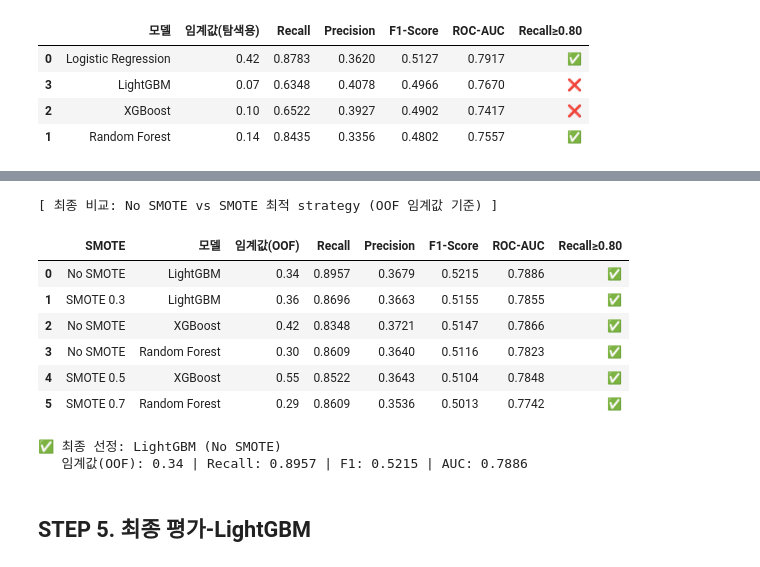
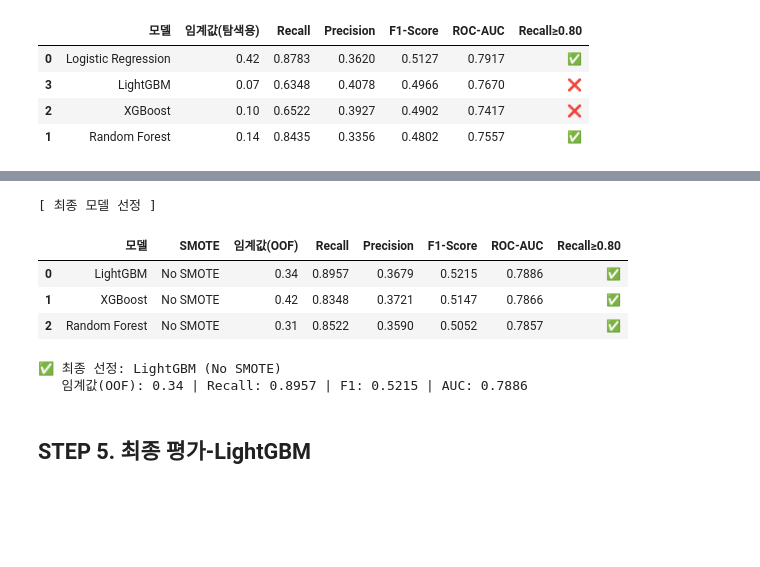
Before and after one commit to heeso0908/hotsix, a Jupyter notebook: notebooks/지소윤/모델링_파생변수추가.ipynb, the cells around one changed output, grey strips where cells are left out. Cells and saved outputs as stored; diff of their text form; code cells hidden in the pictures; blank space fills up the shorter version.

```diff
--- a/notebooks/지소윤/모델링_파생변수추가.ipynb
+++ b/notebooks/지소윤/모델링_파생변수추가.ipynb
@@ -423,72 +479,19 @@ for s in strategies:
 # %%
-# -------------------------------------------
-# SMOTE 여부 결정 + 최종 모델 선정
-# No SMOTE vs SMOTE 결과 비교 (모두 OOF 임계값 기준)
-# -------------------------------------------
+# ── 최종 모델 선정 (Recall≥0.80 충족 + F1 최고)
+tuned_df  = pd.DataFrame(tuned_results)
+qualified = tuned_df[tuned_df['Recall≥0.80'] == '✅']
+best_row  = qualified.sort_values('F1-Score', ascending=False).iloc[0]
 
-# No SMOTE: ad1fbec6에서 계산한 OOF 임계값 재사용 (중복 계산 없음)
-no_smote_rows = []
-for name, model_ns, X_te_ns in [
-    ('Random Forest', best_rf,  X_test),
-    ('XGBoost',       best_xgb, X_test_xgb),
-    ('LightGBM',      best_lgb, X_test),
-]:
-    thr    = oof_thresholds[name]
-    yp     = model_ns.predict_proba(X_te_ns)[:, 1]
-    y_pred = (yp >= thr).astype(int)
-    r   = recall_score(y_test, y_pred, zero_division=0)
-    p   = precision_score(y_test, y_pred, zero_division=0)
-    f1  = f1_score(y_test, y_pred, zero_division=0)
-    auc = roc_auc_score(y_test, yp)
-    ok  = r >= 0.80
-    no_smote_rows.append({
-        'SMOTE': 'No SMOTE', '모델': name,
-        '임계값(OOF)': round(thr, 2),
-        'Recall': round(r, 4), 'Precision': round(p, 4),
-        'F1-Score': round(f1, 4), 'ROC-AUC': round(auc, 4),
-        'Recall≥0.80': '✅' if ok else '❌'
-    })
-
-# SMOTE: 모델별 최고 F1 strategy 동적 선택 (Recall 조건 우선)
-best_smote_rows = (
-    smote_df[smote_df['Recall≥0.80'] == '✅']
-    .sort_values('F1-Score', ascending=False)
-    .drop_duplicates(subset='모델', keep='first')
-    .copy()
-)
-if best_smote_rows.empty:
-    best_smote_rows = (
-        smote_df.sort_values('F1-Score', ascending=False)
-        .drop_duplicates(subset='모델', keep='first')
-        .copy()
-    )
-
-best_smote_rows['SMOTE'] = best_smote_rows['strategy'].apply(lambda s: f'SMOTE {s}')
-best_smote_rows = best_smote_rows.drop(columns=['strategy', '불량수'])
-
-final_compare = pd.concat([
-    pd.DataFrame(no_smote_rows),
-    best_smote_rows[['SMOTE', '모델', '임계값(OOF)', 'Recall', 'Precision',
-                     'F1-Score', 'ROC-AUC', 'Recall≥0.80']]
-], ignore_index=True)
-
-print("[ 최종 비교: No SMOTE vs SMOTE 최적 strategy (OOF 임계값 기준) ]")
-display(final_compare.sort_values('F1-Score', ascending=False).reset_index(drop=True))
-
-# 최종 결정 (Recall 조건 충족 + F1 최고)
-qualified = final_compare[final_compare['Recall≥0.80'] == '✅']
-best_row  = qualified.sort_values('F1-Score', ascending=False).iloc[0]
+print("[ 최종 모델 선정 ]")
+display(tuned_df.sort_values('F1-Score', ascending=False).reset_index(drop=True))
 print(f"\n✅ 최종 선정: {best_row['모델']} ({best_row['SMOTE']})")
 print(f"   임계값(OOF): {best_row['임계값(OOF)']} | Recall: {best_row['Recall']} | F1: {best_row['F1-Score']} | AUC: {best_row['ROC-AUC']}")
 # %% [output]
-[ 최종 비교: No SMOTE vs SMOTE 최적 strategy (OOF 임계값 기준) ]
+[ 최종 모델 선정 ]
-|  | SMOTE | 모델 | 임계값(OOF) | Recall | Precision | F1-Score | ROC-AUC | Recall≥0.80 |
-| 0 | No SMOTE | LightGBM | 0.34 | 0.8957 | 0.3679 | 0.5215 | 0.7886 | ✅ |
-| 1 | SMOTE 0.3 | LightGBM | 0.36 | 0.8696 | 0.3663 | 0.5155 | 0.7855 | ✅ |
-| 2 | No SMOTE | XGBoost | 0.42 | 0.8348 | 0.3721 | 0.5147 | 0.7866 | ✅ |
-| 3 | No SMOTE | Random Forest | 0.30 | 0.8609 | 0.3640 | 0.5116 | 0.7823 | ✅ |
-| 4 | SMOTE 0.5 | XGBoost | 0.55 | 0.8522 | 0.3643 | 0.5104 | 0.7848 | ✅ |
-| 5 | SMOTE 0.7 | Random Forest | 0.29 | 0.8609 | 0.3536 | 0.5013 | 0.7742 | ✅ |
+|  | 모델 | SMOTE | 임계값(OOF) | Recall | Precision | F1-Score | ROC-AUC | Recall≥0.80 |
+| 0 | LightGBM | No SMOTE | 0.34 | 0.8957 | 0.3679 | 0.5215 | 0.7886 | ✅ |
+| 1 | XGBoost | No SMOTE | 0.42 | 0.8348 | 0.3721 | 0.5147 | 0.7866 | ✅ |
+| 2 | Random Forest | No SMOTE | 0.31 | 0.8522 | 0.3590 | 0.5052 | 0.7857 | ✅ |
 ✅ 최종 선정: LightGBM (No SMOTE)
    임계값(OOF): 0.34 | Recall: 0.8957 | F1: 0.5215 | AUC: 0.7886
 # %% [markdown]
```
Also changed, not shown: parts of 9 cells of this notebook.
